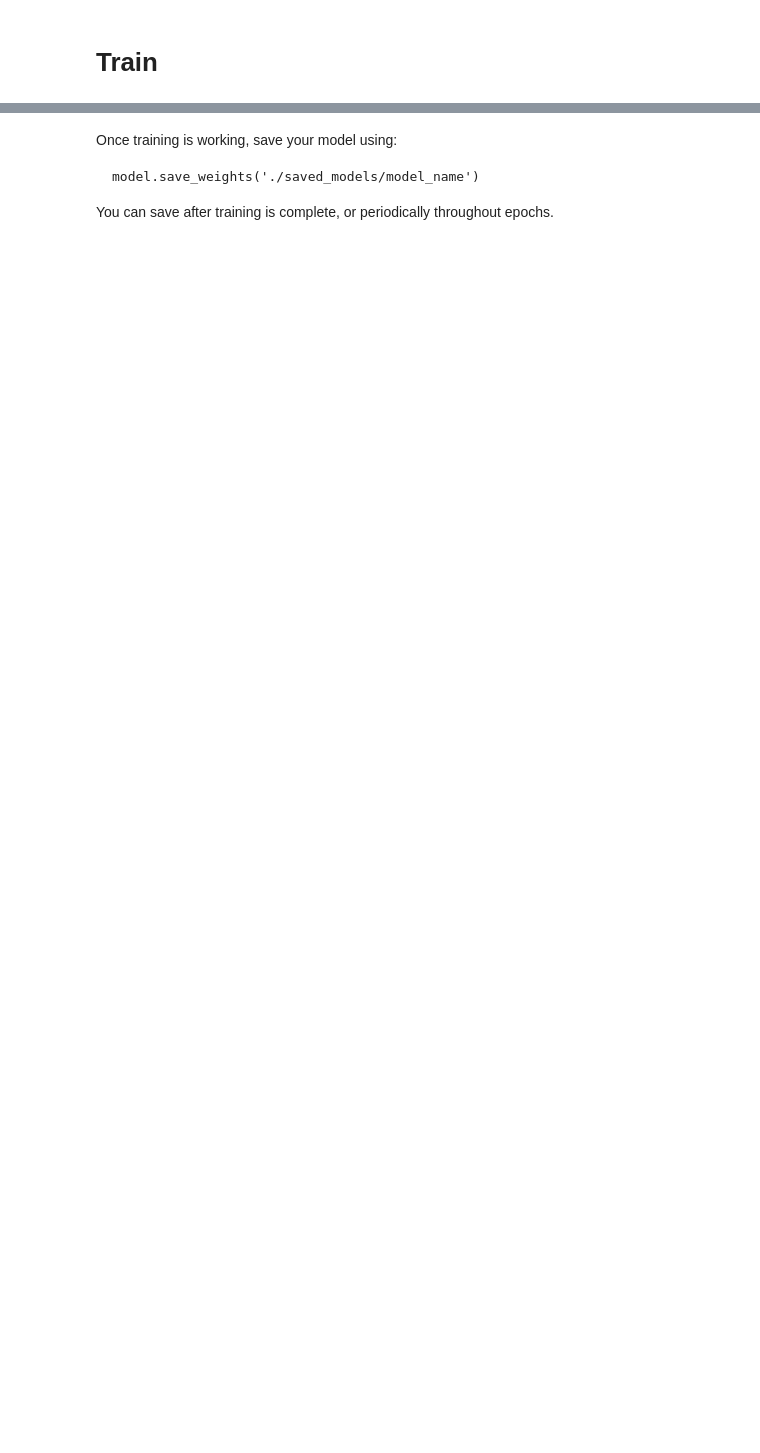
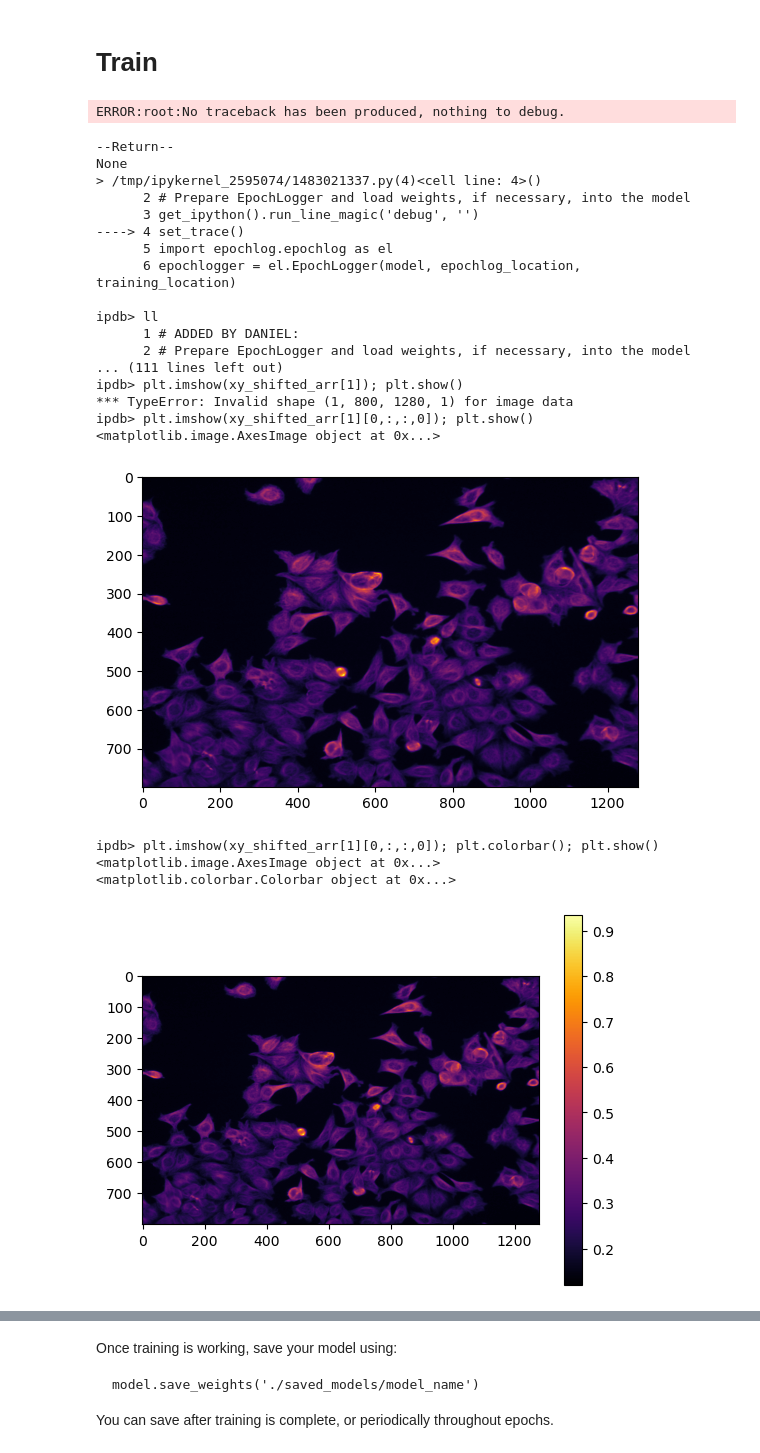
Before and after one commit to DanielShteinbok/MultiWienerNet, a Jupyter notebook: tensorflow/training_code.ipynb, the cells around one changed output, grey strips where cells are left out. Cells and saved outputs as stored; diff of their text form; code cells hidden in the pictures; blank space fills up the shorter version.

```diff
--- a/tensorflow/training_code.ipynb
+++ b/tensorflow/training_code.ipynb
@@ -393,7 +454,9 @@ elif model_type=='multiwiener':
                              center_cs=1024,
                              decoding_cs=[512, 256, 128, 64, 24, 24],
                              skip_connections=[True, True, True, True, True, False], psfs_trainable=True,
-                                training_noise=True)
+                                training_noise=True,
+                                training_noise_sigma=training_noise_sigma,
+                                pooling=pooling)
 #     model =mod.UNet_multiwiener_resize(img_dims[1], img_dims[0], psfs_keep, Ks_keep,
 #                          encoding_cs=[24, 64, 128, 256, 512, 1024],
 #                          center_cs=1024,
@@ -434,11 +514,13 @@ model.summary()
 # np.any(np.isnan(psfs_keep))
 # %% [markdown]
 # Train
+# %%
+indicator_reshaped = np.load("../data/fov_indicator.npy").reshape((800,1280,1))
 # %%
 # ADDED BY DANIEL:
 # Prepare EpochLogger and load weights, if necessary, into the model
-# %debug
-# set_trace()
+%debug
+set_trace()
 import epochlog.epochlog as el
 epochlogger = el.EpochLogger(model, epochlog_location, training_location)
 epochlogger.load_weights()
@@ -457,7 +539,7 @@ train_loss_results = []
 train_accuracy_results = []
 validtate_loss_results=[]
 num_epochs = 100
-loss_func=ut.SSIMLoss_l1
+loss_func=ut.SSIMLoss_l1_indicator
 learning_rate_counter=0
 #for epoch in range(num_epochs):
 starting_epoch = epochlogger.epochs_done()
@@ -484,36 +566,68 @@ for epoch in range(starting_epoch, num_epochs):
             y = y[:,:exp_shape[1],:,:]
         if y.shape[2] > exp_shape[2]:
             y = y[:,:,:exp_shape[2],:]
-        loss_value, grads = ut.grad(model,loss_func, x, y)
+#         loss_value, grads = ut.grad(model,loss_func, x, y)
+#         loss_value, grads = ut.grad_universal(model,loss_func, x, y)
+        if crazy_external_noise_addition:
+            xy_shifted_arr = denoising.rescale_to_one(
+                np.asarray([x + np.random.normal(scale=training_noise_sigma, size=x.shape),y]))
+            loss_value, grads = ut.grad_universal(model,loss_func, xy_shifted_arr[0], xy_shifted_arr[1].astype(np.float32),
+                                                  indicator_reshaped, training=False)
+        else:
+            loss_value, grads = ut.grad_universal(model,loss_func, x, y, indicator_reshaped)
         optimizer.apply_gradients(zip(grads, model.trainable_variables))
 
         # Track progress
         epoch_loss_avg.update_state(loss_value)  # Add current batch loss
 
         epoch_accuracy.update_state(y, model(x))
         # Print every 1
         if iter_num % 1 == 0:
             print("Epoch {:03d}: Step: {:03d}, Loss: {:.3f}, MSE: {:.3}".format(epoch, iter_num,epoch_loss_avg.result(),
                                                                         epoch_accuracy.result()),end='\r')
         iter_num=iter_num+1
 
 
 
   # End epoch
     #print("Ending Epoch")
     train_loss_results.append(epoch_loss_avg.result())
     train_accuracy_results.append(epoch_accuracy.result())
 
 
     # skip validation, since SSIM function is broken
     #for x_val, y_val in val_ds:
         #val_loss_value= loss_func(model, x_val, y_val)
         #validation_loss_avg.update_state(val_loss_value)
 
 
     validtate_loss_results.append(validation_loss_avg.result())
     #if epoch % 1 == 0:
         #print("Epoch {:03d}: MSE: {:.3}, Training Loss: {:.3f}, Validation Loss: {:.3f}".format(epoch,
         #                                                            epoch_accuracy.result(), epoch_loss_avg.result(),
         #                                                                                        validation_loss_avg.result()))
     epochlogger.done_epoch()
+# %% [output]
+ERROR:root:No traceback has been produced, nothing to debug.
+--Return--
+None
+> /tmp/ipykernel_2595074/1483021337.py(4)<cell line: 4>()
+      2 # Prepare EpochLogger and load weights, if necessary, into the model
+      3 get_ipython().run_line_magic('debug', '')
+----> 4 set_trace()
+      5 import epochlog.epochlog as el
+      6 epochlogger = el.EpochLogger(model, epochlog_location, training_location)
+
+ipdb> ll
+      1 # ADDED BY DANIEL:
+      2 # Prepare EpochLogger and load weights, if necessary, into the model
+... (111 lines left out)
+ipdb> plt.imshow(xy_shifted_arr[1]); plt.show()
+*** TypeError: Invalid shape (1, 800, 1280, 1) for image data
+ipdb> plt.imshow(xy_shifted_arr[1][0,:,:,0]); plt.show()
+<matplotlib.image.AxesImage object at 0x...>
+[figure, added]
+ipdb> plt.imshow(xy_shifted_arr[1][0,:,:,0]); plt.colorbar(); plt.show()
+<matplotlib.image.AxesImage object at 0x...>
+<matplotlib.colorbar.Colorbar object at 0x...>
+[figure, added]
```
Also changed, not shown: parts of 25 cells of this notebook, 8 other files.
